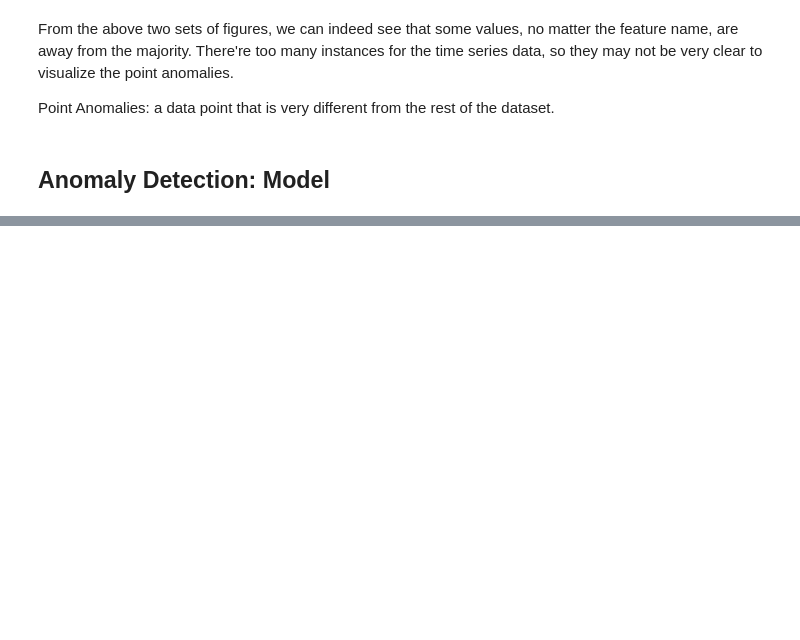
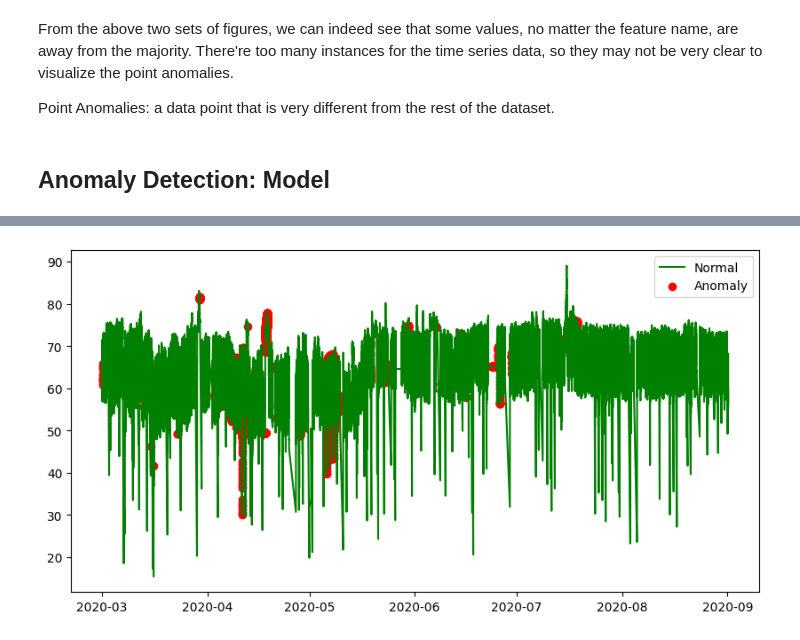
Before and after one commit to WilliamLu1999/Data-ML-Projects, a Jupyter notebook: Unsupervised_Anomaly_Detection_Time_Series_Metro_Predictive_Maintenance.ipynb, the cells around one changed output, grey strips where cells are left out. Saved outputs shown, nothing was run; the diff lists cells and outputs as text; code cells hidden in the pictures; blank space fills up the shorter version.

```diff
--- a/Unsupervised_Anomaly_Detection_Time_Series_Metro_Predictive_Maintenance.ipynb
+++ b/Unsupervised_Anomaly_Detection_Time_Series_Metro_Predictive_Maintenance.ipynb
@@ -219,0 +288,3 @@ plt.show();
+# %%
+test['anomaly_isofo2'] = pd.Series(isofo2.predict(test_scaled))
+test
@@ -219,0 +310,15 @@ plt.show();
+# %%
+fig2, ax2 = plt.subplots(figsize = (10, 5))
+
+a2 = test.loc[test['anomaly_isofo2'] == -1, ['timestamp', 'Oil_temperature']]
+
+ax2.plot(test['timestamp'], test['Oil_temperature'],
+        color = 'green', label = 'Normal')
+
+ax2.scatter(a2['timestamp'], a2['Oil_temperature'],
+           color = 'red', label = 'Anomaly')
+
+plt.legend()
+plt.show()
+# %% [output]
+[figure, added]
```
Also changed, not shown: parts of 26 cells of this notebook.
